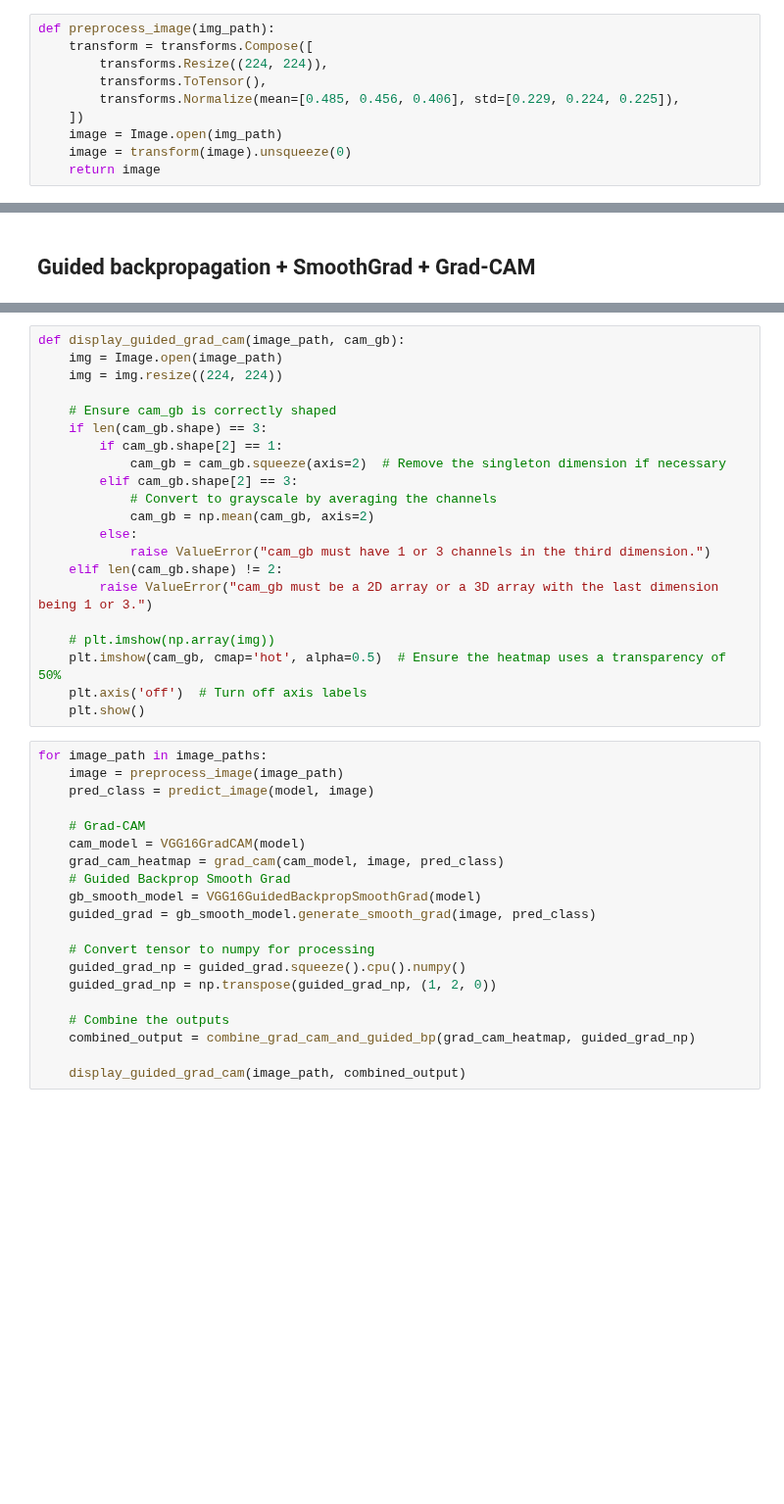
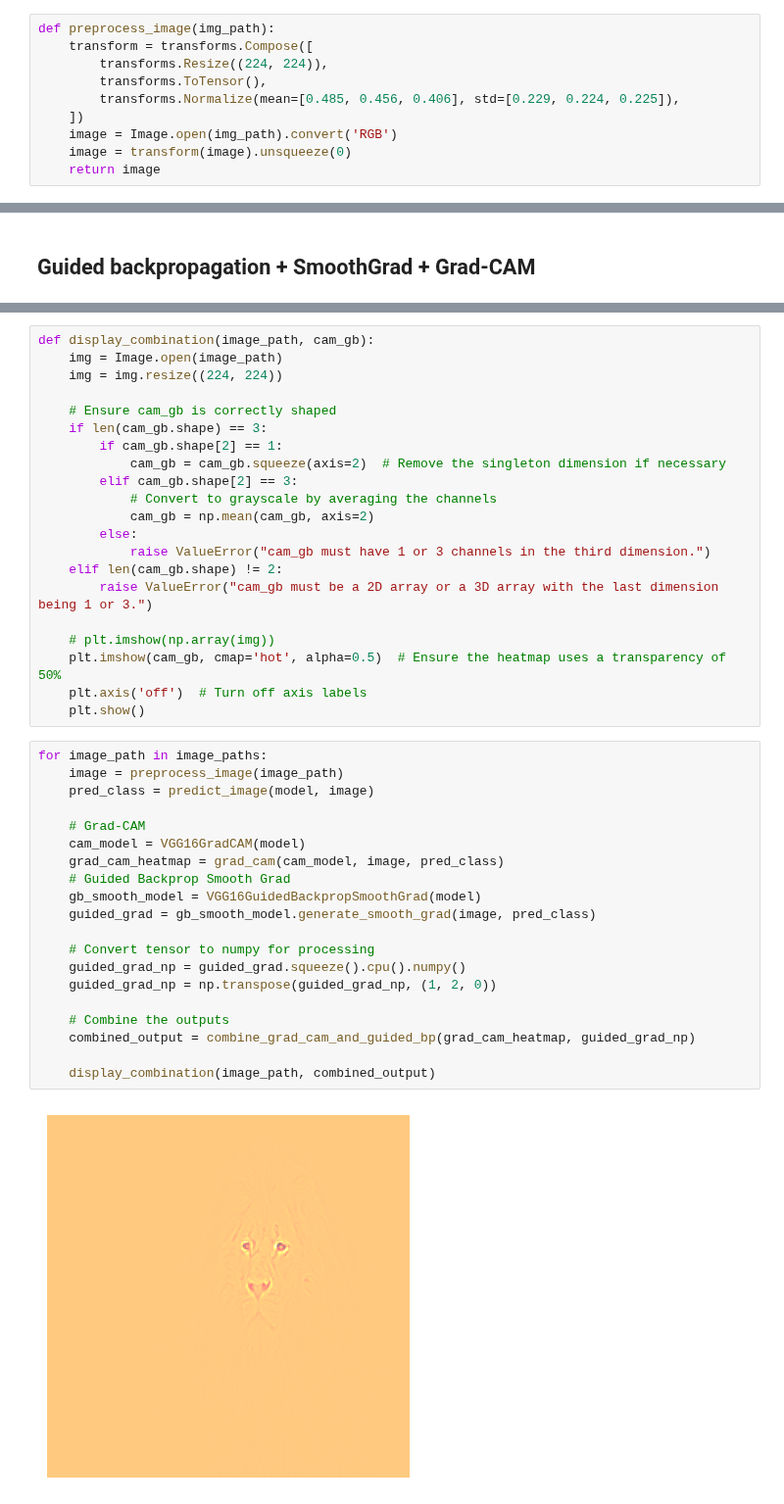
Before and after one commit to moshafieeha/Deep-Learning-Mini-Projects, a Jupyter notebook: Interpretability in an Image Data/Interpretability in an Image Data.ipynb, the cells around one changed output, grey strips where cells are left out. Shown at 98% size. Cells and saved outputs as stored; diff of their text form; blank space fills up the shorter version.

```diff
--- a/Interpretability in an Image Data/Interpretability in an Image Data.ipynb
+++ b/Interpretability in an Image Data/Interpretability in an Image Data.ipynb
@@ -44,7 +45,7 @@ def preprocess_image(img_path):
         transforms.ToTensor(),
         transforms.Normalize(mean=[0.485, 0.456, 0.406], std=[0.229, 0.224, 0.225]),
     ])
-    image = Image.open(img_path)
+    image = Image.open(img_path).convert('RGB')
     image = transform(image).unsqueeze(0)
     return image
 # %%
@@ -379,5 +371,5 @@ KeyboardInterrupt:
 # %%
-def display_guided_grad_cam(image_path, cam_gb):
+def display_combination(image_path, cam_gb):
     img = Image.open(image_path)
     img = img.resize((224, 224))
 
@@ -400,20 +392,22 @@ def display_guided_grad_cam(image_path, cam_gb):
 # %%
 for image_path in image_paths:
     image = preprocess_image(image_path)
     pred_class = predict_image(model, image)
 
     # Grad-CAM
     cam_model = VGG16GradCAM(model)
     grad_cam_heatmap = grad_cam(cam_model, image, pred_class)
     # Guided Backprop Smooth Grad
     gb_smooth_model = VGG16GuidedBackpropSmoothGrad(model)
     guided_grad = gb_smooth_model.generate_smooth_grad(image, pred_class)
 
     # Convert tensor to numpy for processing
     guided_grad_np = guided_grad.squeeze().cpu().numpy()
     guided_grad_np = np.transpose(guided_grad_np, (1, 2, 0))
 
     # Combine the outputs
     combined_output = combine_grad_cam_and_guided_bp(grad_cam_heatmap, guided_grad_np)
 
-    display_guided_grad_cam(image_path, combined_output)
+    display_combination(image_path, combined_output)
+# %% [output]
+[figure, added]
```
Also changed, not shown: parts of 7 cells of this notebook.
